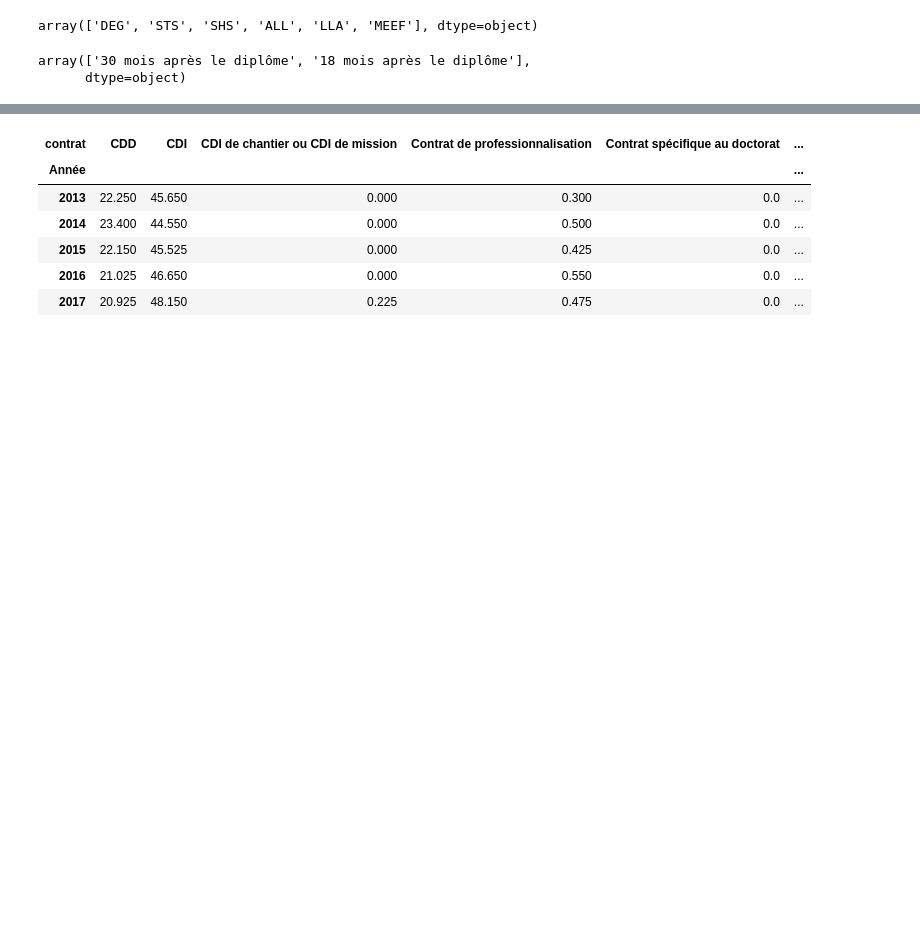
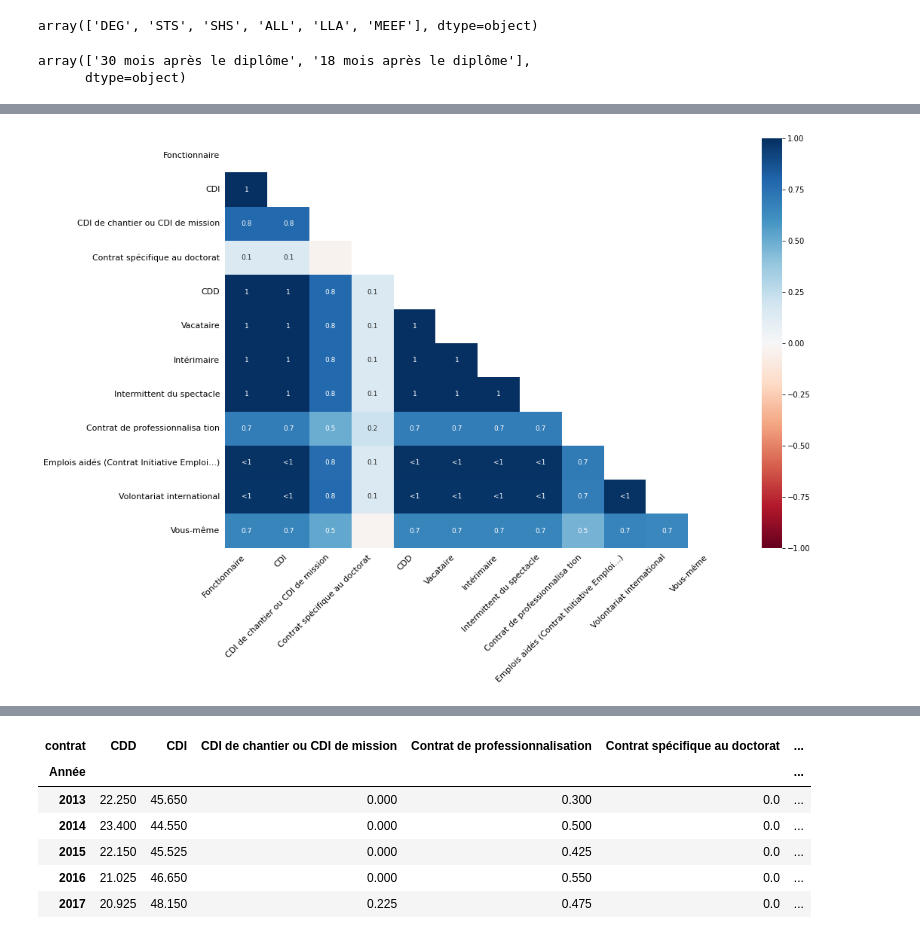
Before and after one commit to smtux/DUDA, a Jupyter notebook: inser_pro/src/pro.ipynb, the cells around one changed output, grey strips where cells are left out. Drawn from its saved outputs; the diff is of its cells as text; code cells hidden in the pictures; blank space fills up the shorter version.

```diff
--- a/inser_pro/src/pro.ipynb
+++ b/inser_pro/src/pro.ipynb
@@ -151,0 +200,5 @@ memory usage: 2.6+ MB
+# %%
+msno.heatmap(df_contrat, fontsize=11, figsize=(15,10))
+plt.show()
+# %% [output]
+[figure, added]
```
Also changed, not shown: parts of 48 cells of this notebook.
